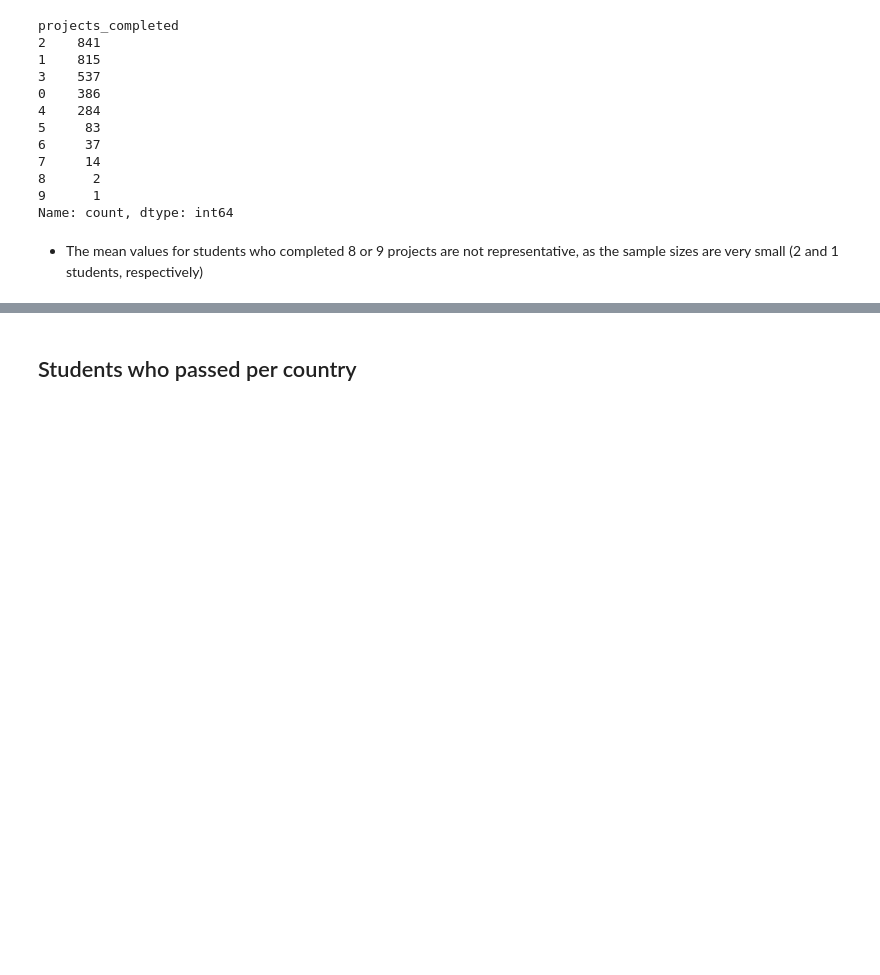
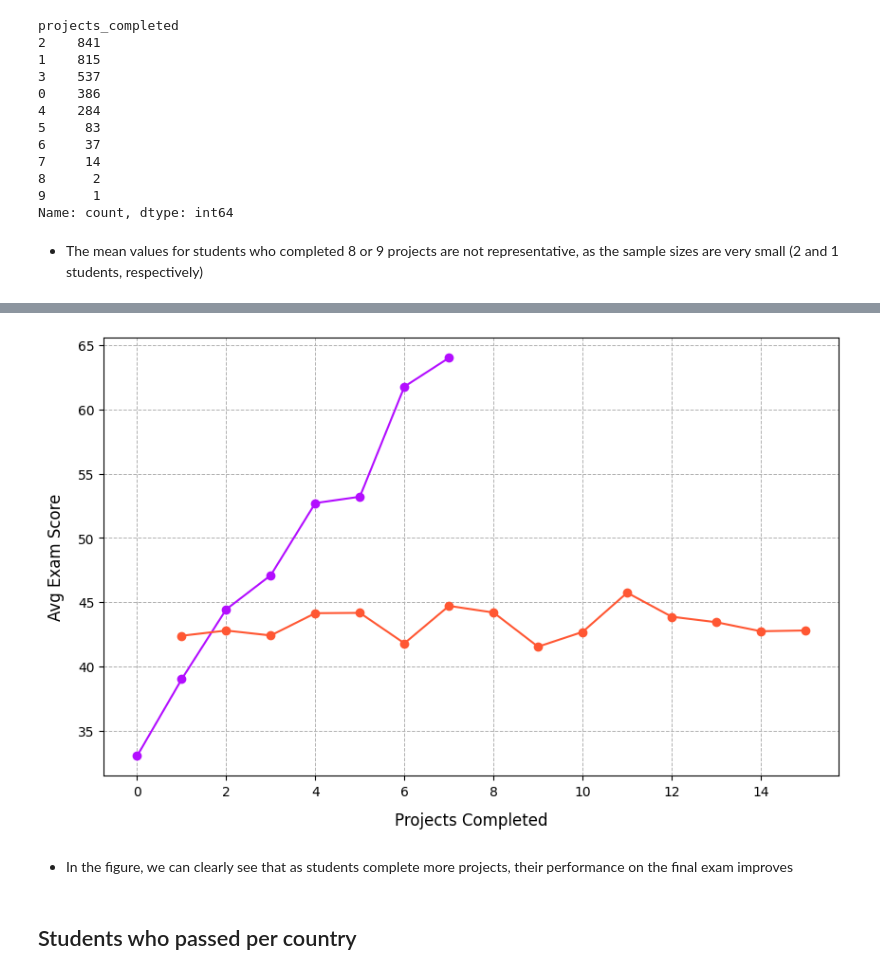
Before and after one commit to danielcamacho9712/Python_Learning_Exam_Performance, a Jupyter notebook: python_exam_performance.ipynb, the cells around one changed output, grey strips where cells are left out. Drawn from its saved outputs; the diff is of its cells as text; code cells hidden in the pictures; blank space fills up the shorter version.

```diff
--- a/python_exam_performance.ipynb
+++ b/python_exam_performance.ipynb
@@ -228,3 +247,18 @@ Name: final_exam_score, Length: 2997, dtype: float64
+# %%
+avg_per_week_in_course = students_data.groupby('weeks_in_course')['final_exam_score'].mean()
+# %%
+# Making a two graphs plot
+avg_per_project = students_data.query('projects_completed <= 7').groupby('projects_completed')['final_exam_score'].mean()
+avg_per_project.plot(marker='o', figsize=(10,6), color="#B30EFF", zorder=2)
+avg_per_week_in_course.plot(marker='o', figsize=(10,6), color="#FF5733", zorder=2)
+plt.grid(axis='both', linestyle='--', linewidth=0.7, zorder=3)
+plt.xlabel('Projects Completed', fontsize=12, labelpad=10)
+plt.ylabel('Avg Exam Score', fontsize=12, labelpad=10)
+plt.tick_params(axis='both', which='major', labelsize=10)
+# %% [output]
+[figure, added]
+# %% [markdown]
+- In the figure, we can clearly see that as students complete more projects, their performance on the final exam improves
 # %% [markdown]
 ## Students who passed per country
 # %%
```
Also changed, not shown: parts of 3 cells of this notebook.
